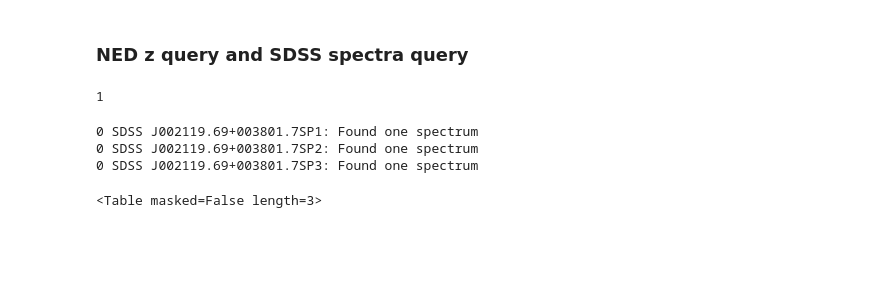
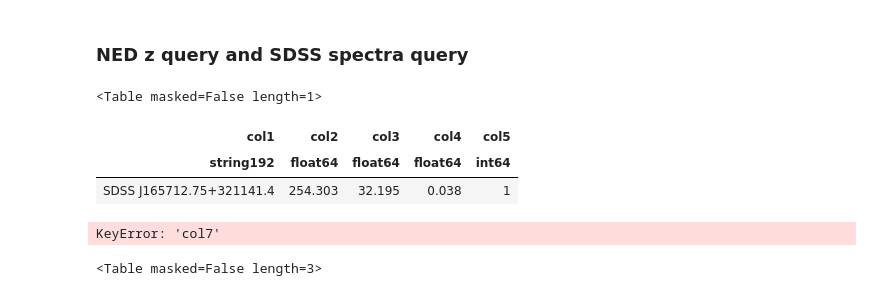
Before and after one commit to aframosp/SpecData, a Jupyter notebook: DescargaFITS.ipynb, the cells around one changed output. Cells and saved outputs as stored; diff of their text form; code cells hidden in the pictures; blank space fills up the shorter version.

Commit message:
Added a branch for test all modules for 1 object. It replaces SpecDataStar

```diff
--- a/DescargaFITS.ipynb
+++ b/DescargaFITS.ipynb
@@ -13,19 +13,22 @@ import math as mt
 # %% [markdown]
 ###   NED z query and SDSS spectra query
 # %%
-newList = Table.read("newObj.txt", format = 'ascii')
-len(newList)
+newList = Table.read("dataArt1.txt", format = 'ascii')
+newList
 # %% [output]
-1
+<Table masked=False length=1>
+| col1 | col2 | col3 | col4 | col5 |
+| string192 | float64 | float64 | float64 | int64 |
+| SDSS J165712.75+321141.4 | 254.303 | 32.195 | 0.038 | 1 |
 # %%
 newResultListDT=Table(names=('ObjID','ra','dec','z', 'isFits'),dtype=('S33', 'f12', 'f12','f8', 'i1'))
-ListaGalaxias=newList['col3']
+ListaGalaxias=newList['col1']
 for i in range(len(ListaGalaxias)):
-    name = newList['col3'][i]
+    name = newList['col1'][i]
     # resultNED= Ned.query_object(ListaGalaxias[i])
-    RA = newList['col4'][i]  #*u.degree   #resultNED['RA(deg)'][0]*u.degree
-    DEC = newList['col5'][i] #*u.degree   #resultNED['DEC(deg)'][0]*u.degree
-    z = newList['col7'][i]    #resultNED['Redshift'][0]
+    RA = newList['col2'][i]  #*u.degree   #resultNED['RA(deg)'][0]*u.degree
+    DEC = newList['col3'][i] #*u.degree   #resultNED['DEC(deg)'][0]*u.degree
+    z = newList['col4'][i]    #resultNED['Redshift'][0]
     pos=coords.SkyCoord(ra=RA, dec=DEC, frame='icrs', unit='deg')  #Cordenadas en sistema ICRS
     try:
         xid = SDSS.query_region(pos, spectro=True)
@@ -50,9 +53,7 @@ for i in range(len(ListaGalaxias)):
 
 newResultListDT.write('newListSDSS.tbl', format='ascii')
 # %% [output]
-0 SDSS J002119.69+003801.7SP1: Found one spectrum
-0 SDSS J002119.69+003801.7SP2: Found one spectrum
-0 SDSS J002119.69+003801.7SP3: Found one spectrum
+KeyError: 'col7'
 # %%
 #ListaGalaxias[i]
 newResultListDT
```
Also changed, not shown: 3 other files.
